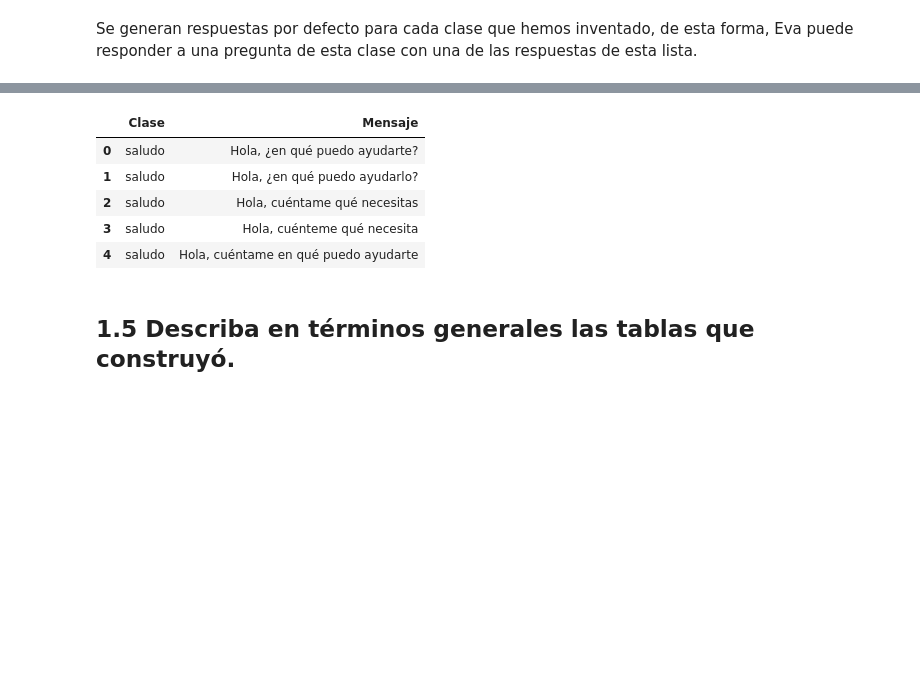
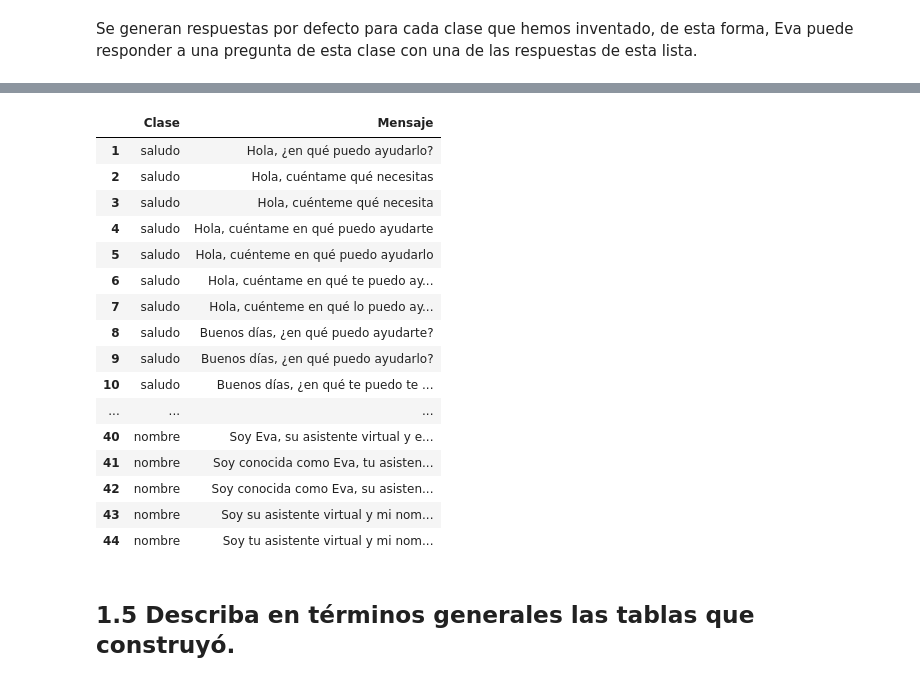
Before and after one commit to alvaro-neira/nlp-homework2, a Jupyter notebook: main.ipynb, the cells around one changed output, grey strips where cells are left out. Saved outputs shown, nothing was run; the diff lists cells and outputs as text; code cells hidden in the pictures; blank space fills up the shorter version.

```diff
--- a/main.ipynb
+++ b/main.ipynb
@@ -123,13 +121,24 @@ Saving to: ‘/content/respuestasDefecto.csv’
 # %%
 answers = pd.read_csv('/content/respuestasDefecto.csv', sep=';')
-answers.head()
+answers.tail(44)
 # %% [output]
 |  | Clase | Mensaje |
-| 0 | saludo | Hola, ¿en qué puedo ayudarte? |
 | 1 | saludo | Hola, ¿en qué puedo ayudarlo? |
 | 2 | saludo | Hola, cuéntame qué necesitas |
 | 3 | saludo | Hola, cuénteme qué necesita |
 | 4 | saludo | Hola, cuéntame en qué puedo ayudarte |
+| 5 | saludo | Hola, cuénteme en qué puedo ayudarlo |
+| 6 | saludo | Hola, cuéntame en qué te puedo ay... |
+| 7 | saludo | Hola, cuénteme en qué lo puedo ay... |
+| 8 | saludo | Buenos días, ¿en qué puedo ayudarte? |
+| 9 | saludo | Buenos días, ¿en qué puedo ayudarlo? |
+| 10 | saludo | Buenos días, ¿en qué te puedo te ... |
+| ... | ... | ... |
+| 40 | nombre | Soy Eva, su asistente virtual y e... |
+| 41 | nombre | Soy conocida como Eva, tu asisten... |
+| 42 | nombre | Soy conocida como Eva, su asisten... |
+| 43 | nombre | Soy su asistente virtual y mi nom... |
+| 44 | nombre | Soy tu asistente virtual y mi nom... |
 # %% [markdown]
 ## 1.5 Describa en términos generales las tablas que construyó.
 # %% [markdown]
```
Also changed, not shown: parts of 13 cells of this notebook.
